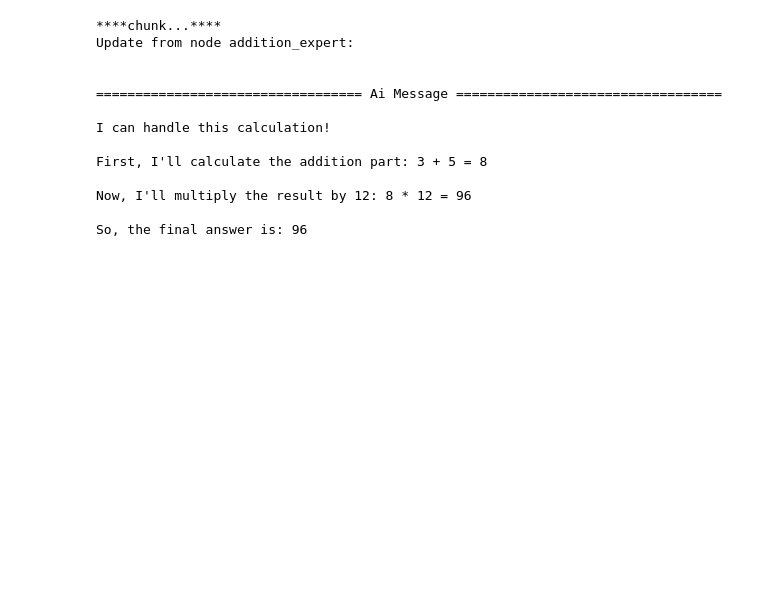
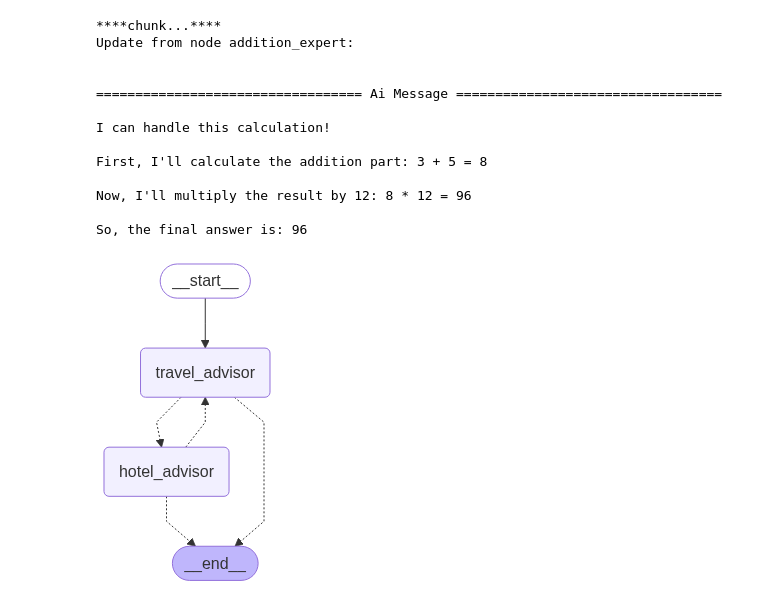
Before and after one commit to vikaschauhan734/learn_langgraph, a Jupyter notebook: v18.ipynb, the cells around one changed output. Saved outputs shown, nothing was run; the diff lists cells and outputs as text; code cells hidden in the pictures; blank space fills up the shorter version.

Commit message:
network or collaborative multi-agent system

```diff
--- a/v18.ipynb
+++ b/v18.ipynb
@@ -133,0 +144,44 @@ So, the final answer is: 96
+# %%
+def travel_advisor(state:MessagesState) -> Command[Literal["hotel_advisor","__end__"]]:
+    system_prompt = (
+        "You are a general travel expert that can recommend traevl destinations (e.g. countries, cities, etc)."
+        "If you need hotel recommendations, ask 'hotel_advisor' for help."
+    )
+    messages = [{"role":"system", "content": system_prompt}] + state["messages"]
+    ai_msg = llm.bind_tools([transfer_to_hotel_advisor]).invoke(messages)
+    if len(ai_msg.tool_calls) > 0:
+        tool_call_id = ai_msg.tool_calls[-1]["id"]
+        tool_msg = {
+            "role": "tool",
+            "content": "Successfully transferred",
+            "tool_call_id": tool_call_id,
+        }
+        return Command(goto="hotel_advisor", update={"messages": [ai_msg, tool_msg]})
+    return {"messages":[ai_msg]}
+# %%
+def hotel_advisor(state: MessagesState) -> Command[Literal["travel_advisor","__end__"]]:
+    system_prompt = (
+        "You are a hotel expert that can provide hotel recommendations for a given destination. "
+        "If you need help picking travel destinations, ask 'travel_advisor' for help."
+    )
+    messages = [{"role":"system", "content": system_prompt}] + state["messages"]
+    ai_msg = llm.bind_tools([transfer_to_travel_advisor]).invoke(messages)
+    if len(ai_msg.tool_calls) > 0:
+        tool_call_id = ai_msg.tool_calls[-1]["id"]
+        tool_msg = {
+            "role": "tool",
+            "content": "Successfully transferred",
+            "tool_call_id": tool_call_id
+        }
+        return Command(goto="travel_advisor", update={"messages": [ai_msg, tool_msg]})
+    return {"messages": [ai_msg]}
+# %%
+graph_builder = StateGraph(MessagesState)
+graph_builder.add_node("travel_advisor", travel_advisor)
+graph_builder.add_node("hotel_advisor", hotel_advisor)
+graph_builder.add_edge(START,"travel_advisor")
+app1 = graph_builder.compile()
+# %%
+display(Image(app1.get_graph().draw_mermaid_png()))
+# %% [output]
+[figure, added]
```
Also changed, not shown: parts of 2 cells of this notebook.
